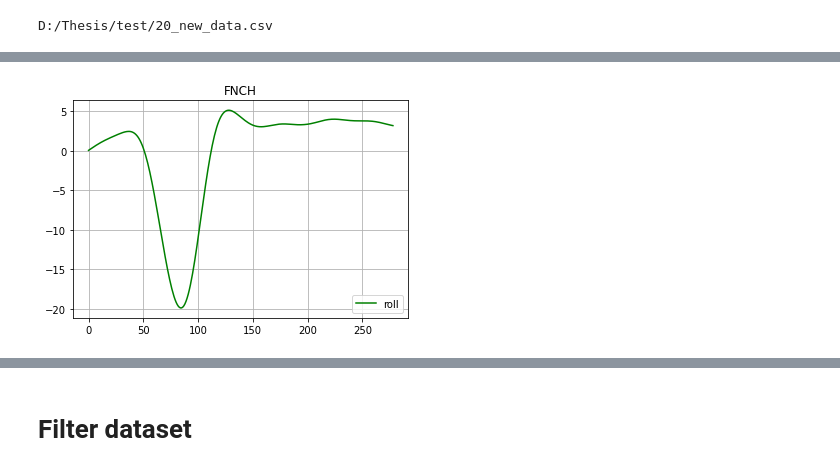
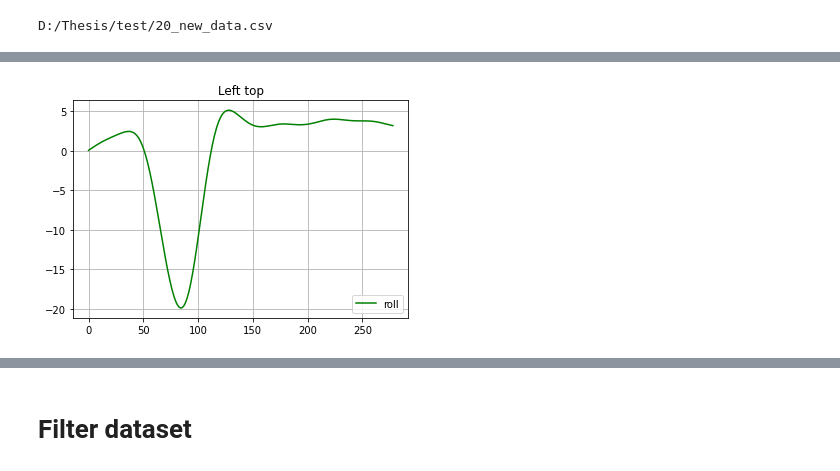
Before and after one commit to Demilaris/human_intention, a Jupyter notebook: IMU Preprocessing.ipynb, the cells around one changed output, grey strips where cells are left out. Saved outputs shown, nothing was run; the diff lists cells and outputs as text; code cells hidden in the pictures.

```diff
--- a/IMU Preprocessing.ipynb
+++ b/IMU Preprocessing.ipynb
@@ -422,5 +402,5 @@ matplot_plot_bb(fnch,'Back bot')
 # %%
 fnch = filter_angles(orientation_lt)
-matplot_plot(fnch,'FNCH')
+matplot_plot(fnch,'Left top')
 # %% [output]
-[figure, old version]
+[figure, new version]
```
Also changed, not shown: parts of 26 cells of this notebook, 5 other files.
